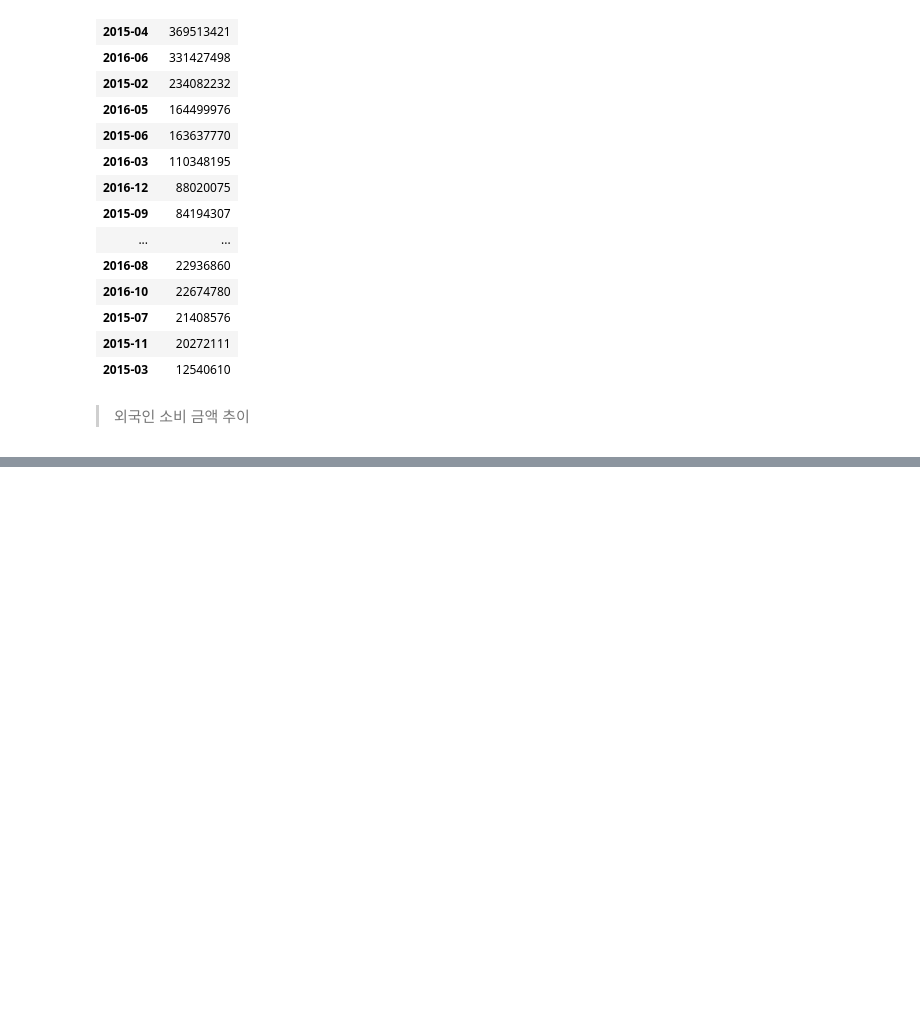
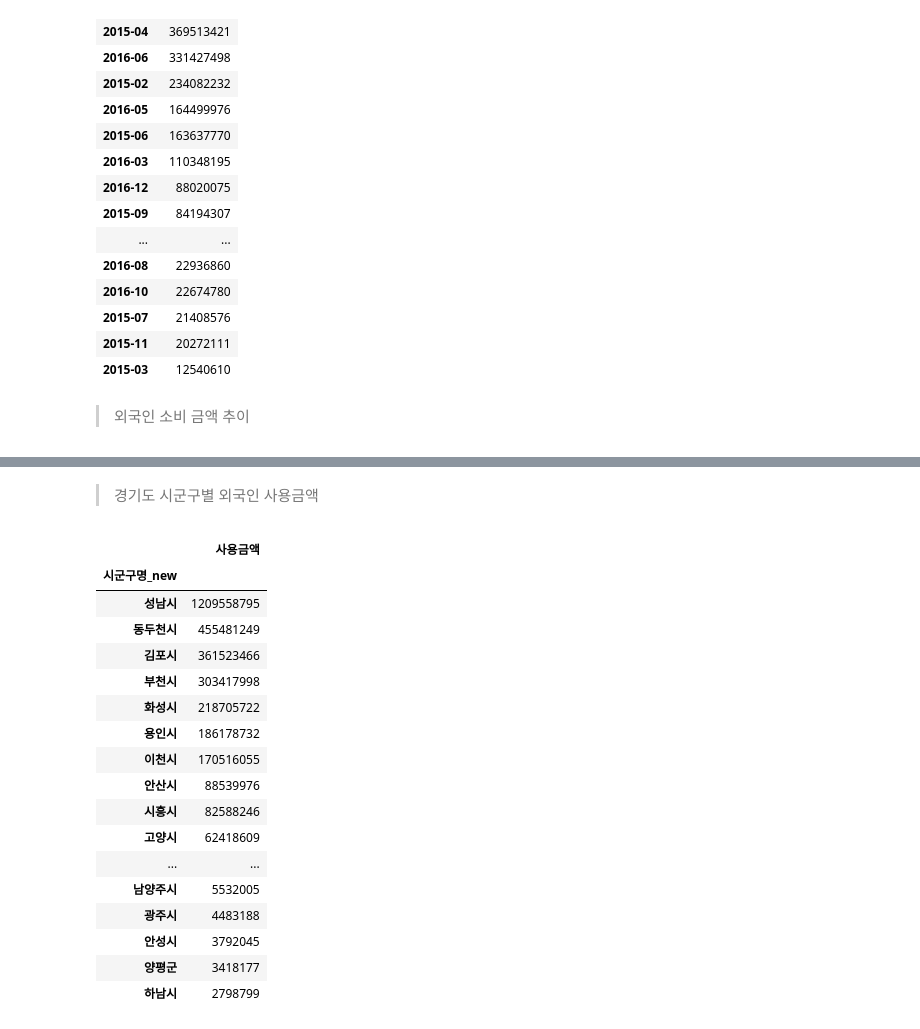
Before and after one commit to wowgang/MachineLearningLecture-2023, a Jupyter notebook: 100.dodo/데이터전처리.ipynb, the cells around one changed output, grey strips where cells are left out. Drawn from its saved outputs; the diff is of its cells as text; code cells hidden in the pictures; blank space fills up the shorter version.

```diff
--- a/100.dodo/데이터전처리.ipynb
+++ b/100.dodo/데이터전처리.ipynb
@@ -162 +166,26 @@ AttributeError: 'Index' object has no attribute 'strftime'
+# %% [markdown]
+>경기도 시군구별 외국인 사용금액
+# %%
+# df_sum = df_new_외국인_업종[['기준년월', '사용금액']].groupby('기준년월').sum()
+consume_city = df_new_외국인_업종[['시군구명_new', '사용금액']].groupby('시군구명_new').sum()
+consume_city.sort_values(by='사용금액', ascending=False)
+# %% [output]
+|  | 사용금액 |
+| 시군구명_new |  |
+| 성남시 | 1209558795 |
+| 동두천시 | 455481249 |
+| 김포시 | 361523466 |
+| 부천시 | 303417998 |
+| 화성시 | 218705722 |
+| 용인시 | 186178732 |
+| 이천시 | 170516055 |
+| 안산시 | 88539976 |
+| 시흥시 | 82588246 |
+| 고양시 | 62418609 |
+| ... | ... |
+| 남양주시 | 5532005 |
+| 광주시 | 4483188 |
+| 안성시 | 3792045 |
+| 양평군 | 3418177 |
+| 하남시 | 2798799 |
 # %%
```
Also changed, not shown: parts of 7 cells of this notebook, 1 other file.
